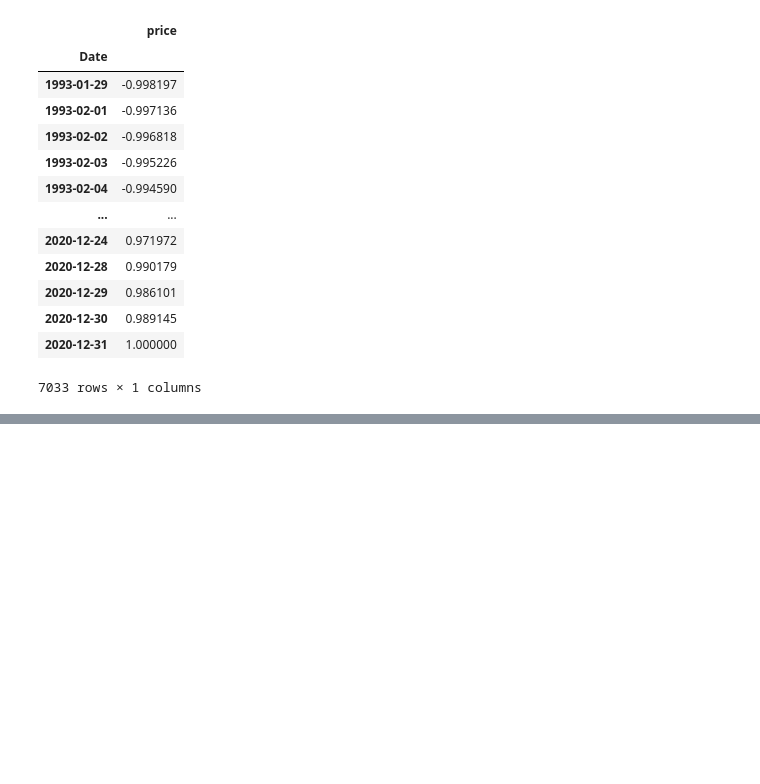
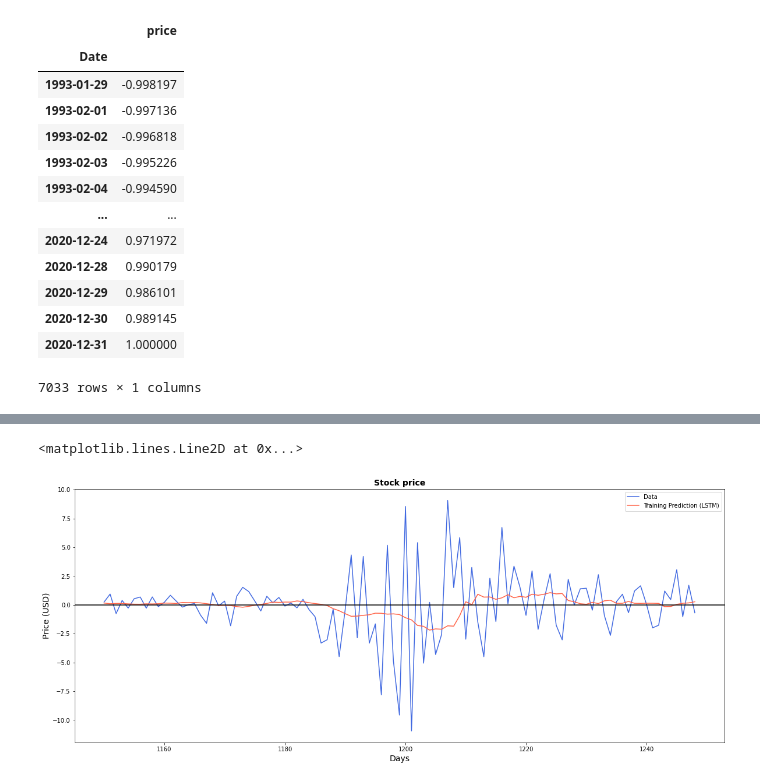
Before and after one commit to lqwdev/ai349-project, a Jupyter notebook: src/lstm.ipynb, the cells around one changed output, grey strips where cells are left out. Cells and saved outputs as stored; diff of their text form; code cells hidden in the pictures; blank space fills up the shorter version.

```diff
--- a/src/lstm.ipynb
+++ b/src/lstm.ipynb
@@ -276,0 +258,4 @@ ax.set_xticklabels('', size=10)
+# %%
+pred0 = y_test_pred[1150:1250]
+pred_change = ((pred0.shift(-1) - pred0) / pred0) * 100
+pred_change
@@ -276,0 +276,16 @@ ax.set_xticklabels('', size=10)
+# %%
+fig = plt.figure(figsize=(20,8))
+
+r1 = actual_change
+t1 = pred_change
+
+ax = sns.lineplot(x = r1.index, y = r1[0], label="Data", color='royalblue')
+ax = sns.lineplot(x = t1.index, y = t1[0], label="Training Prediction (LSTM)", color='tomato')
+ax.set_title('Stock price', size = 14, fontweight='bold')
+ax.set_xlabel("Days", size = 14)
+ax.set_ylabel("Price (USD)", size = 14)
+
+plt.axhline(y=0, color='black')
+# %% [output]
+<matplotlib.lines.Line2D at 0x...>
+[figure, added]
```
Also changed, not shown: parts of 14 cells of this notebook.
